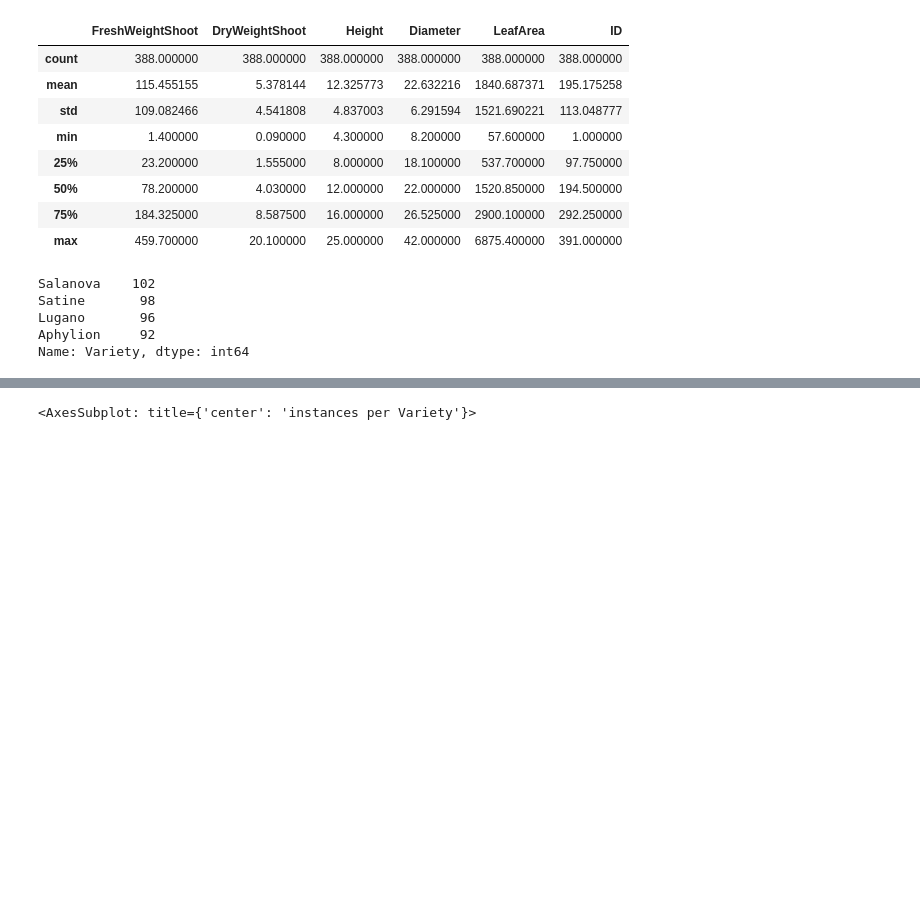
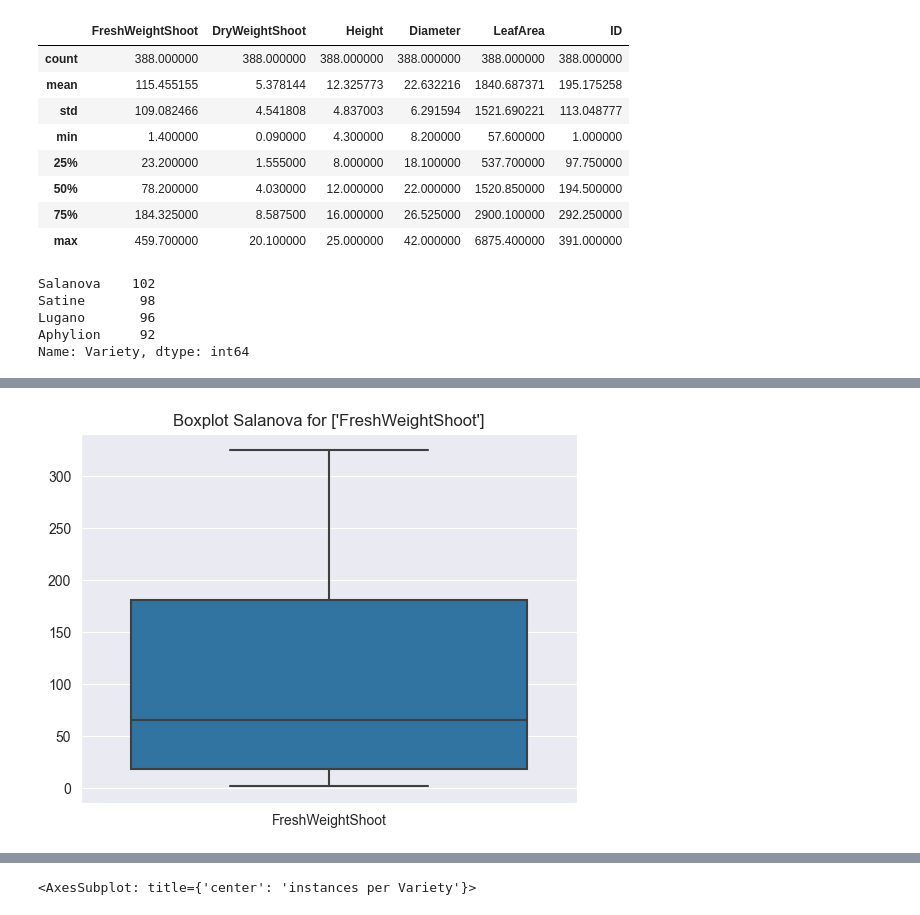
Before and after one commit to Niekwijs/lettuce-growth-models, a Jupyter notebook: Lugano-analysis.ipynb, the cells around one changed output, grey strips where cells are left out. Cells and saved outputs as stored; diff of their text form; code cells hidden in the pictures; blank space fills up the shorter version.

```diff
--- a/Lugano-analysis.ipynb
+++ b/Lugano-analysis.ipynb
@@ -85,0 +97,4 @@ Name: Variety, dtype: int64
+# %%
+box_variety_features("Salanova", features=["FreshWeightShoot"])
+# %% [output]
+[figure, added]
```
Also changed, not shown: parts of 22 cells of this notebook.
